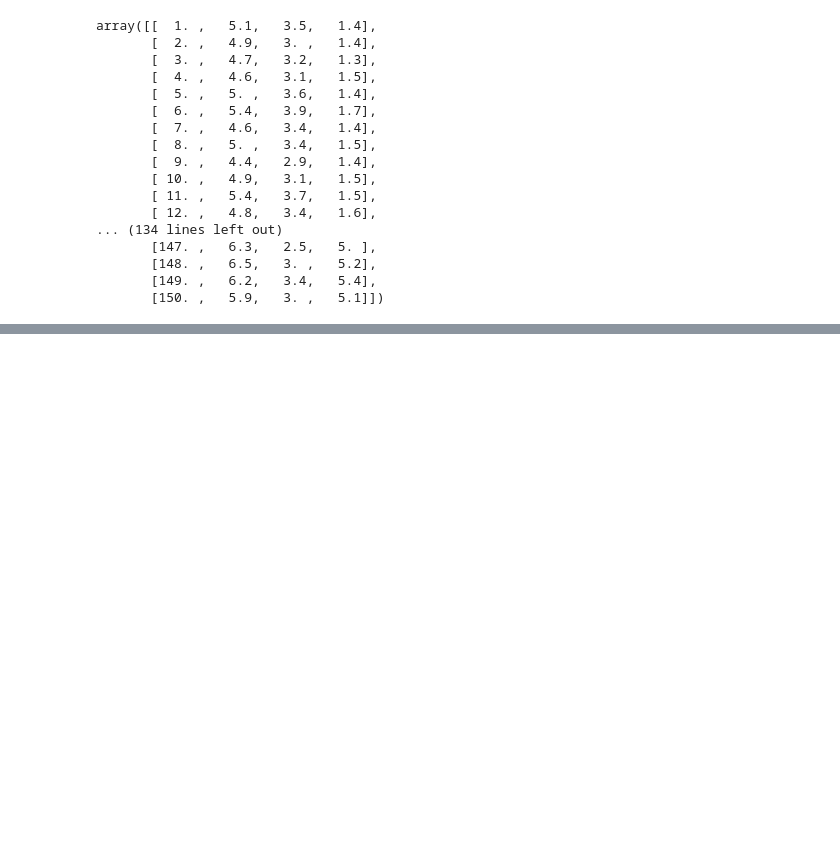
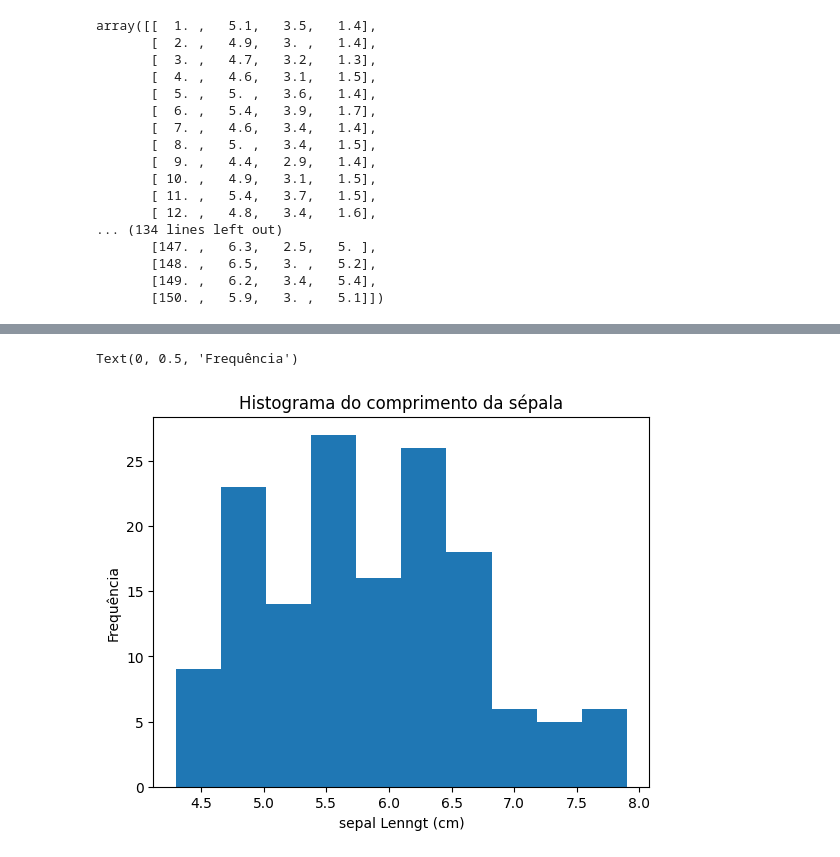
Before and after one commit to Andyjr-code/CURSONUMPY, a Jupyter notebook: aula1.ipynb, the cells around one changed output, grey strips where cells are left out. Cells and saved outputs as stored; diff of their text form; code cells hidden in the pictures; blank space fills up the shorter version.

```diff
--- a/aula1.ipynb
+++ b/aula1.ipynb
@@ -66,0 +96,2 @@ array([[  1. ,   5.1,   3.5,   1.4],
+# %%
+data_iris = np.loadtxt('datasets/andy-iris.csv', delimiter=',' ,skiprows=1, usecols=(0,1,2,3))
@@ -66,0 +181,8 @@ array([[  1. ,   5.1,   3.5,   1.4],
+# %%
+plt.hist(data_iris[:, 1], bins=10)
+plt.title("Histograma do comprimento da sépala")
+plt.xlabel("sepal Lenngt (cm)")
+plt.ylabel("Frequência")
+# %% [output]
+Text(0, 0.5, 'Frequência')
+[figure, added]
```
Also changed, not shown: parts of 26 cells of this notebook.
